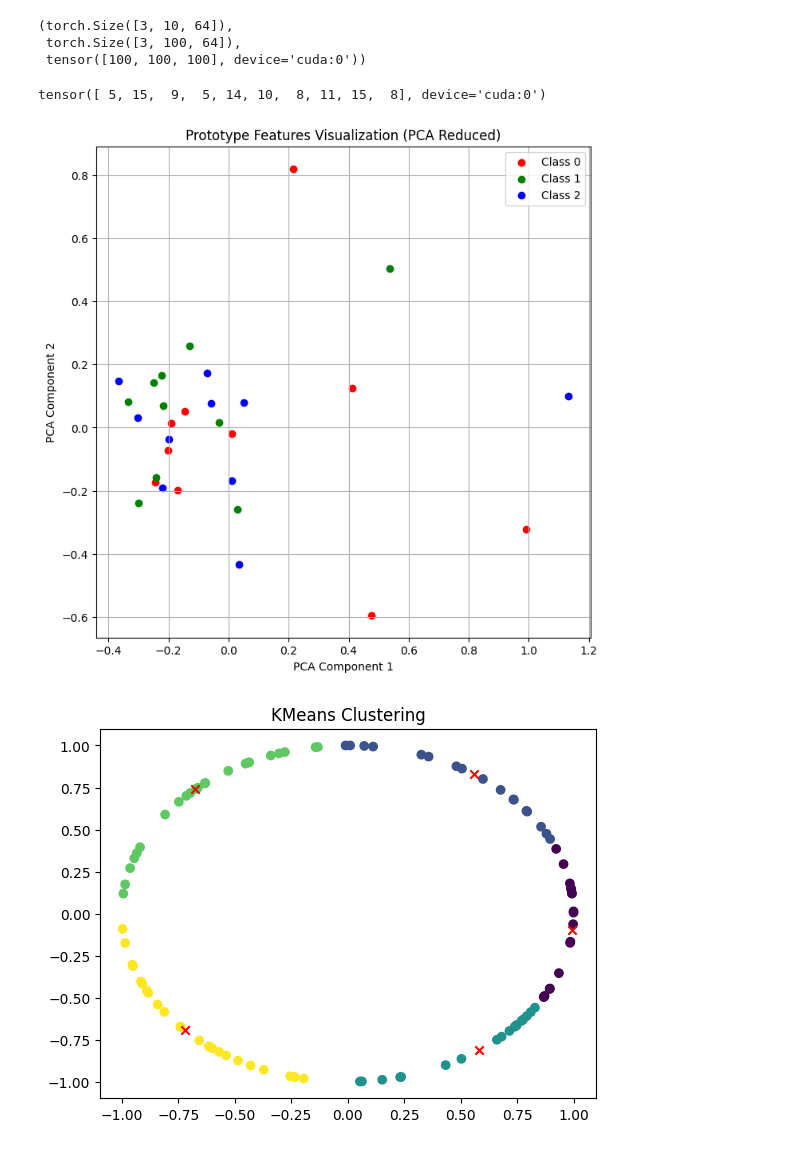
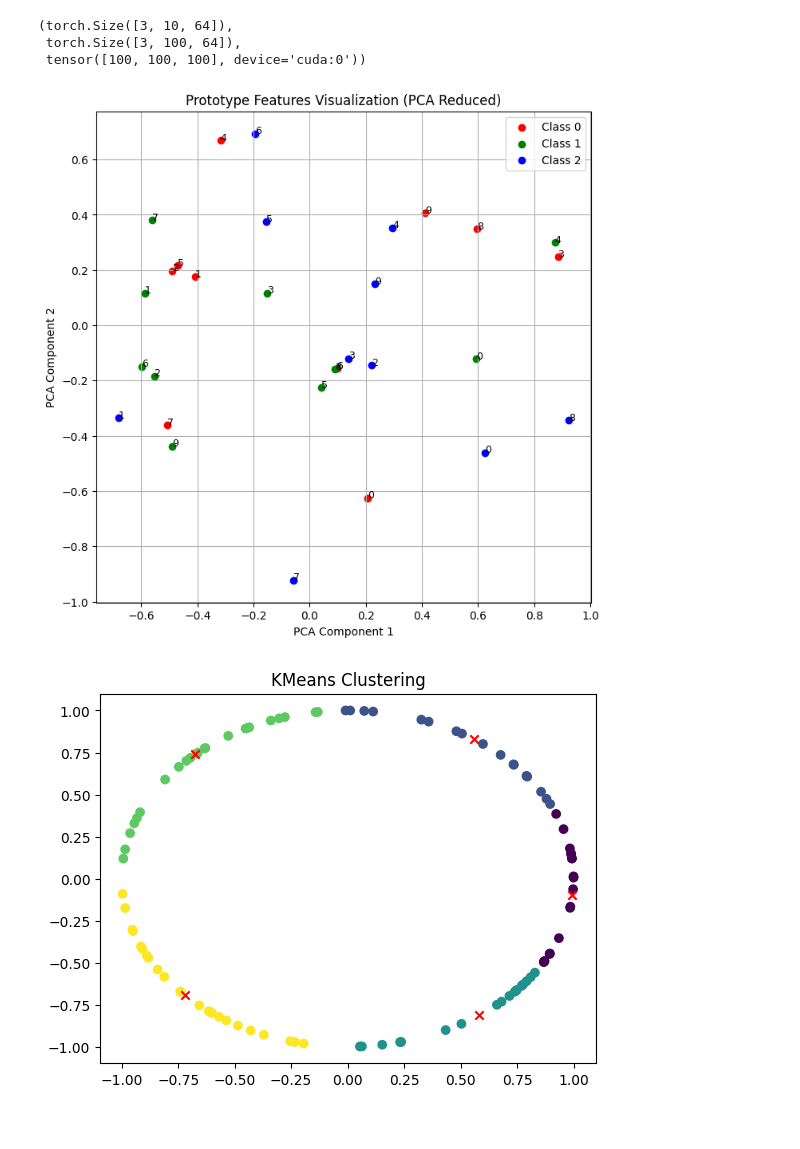
Before and after one commit to TossherO/SPL, a Jupyter notebook: pcdet/tools/test.ipynb, the cells around one changed output. Saved outputs shown, nothing was run; the diff lists cells and outputs as text; code cells hidden in the pictures.

```diff
--- a/pcdet/tools/test.ipynb
+++ b/pcdet/tools/test.ipynb
@@ -18,3 +20,6 @@ RuntimeError: bincount only supports 1-d non-negative integral inputs.
 # %%
 prototype_path = './_centerpoint_kitti_prototype_features.pth'
 data = torch.load(prototype_path)
+# %%
+ckpt_path = './checkpoint_epoch_40.pth'
+ckpt = torch.load(ckpt_path)
@@ -21,3 +46,5 @@ data = torch.load(prototype_path)
+# %%
+proto_features = ckpt['model_state']['dense_head.proto_features']
 # %%
 data['proto_features'].shape, data['feature_bank'].shape, data['feature_count']
 # %% [output]
@@ -28,33 +55,32 @@ data['proto_features'].shape, data['feature_bank'].shape, data['feature_count']
 num_class, num_prototype, feature_dim = data['proto_features'].shape
 feat2proto, new_proto = kmeans(data['feature_bank'][0], num_prototype, distance='cosine', norm=False)  # (num_prototype, feature_dim)
 feat2proto_count = torch.bincount(feat2proto, minlength=num_prototype)
-# %%
-feat2proto_count
-# %% [output]
-tensor([ 5, 15,  9,  5, 14, 10,  8, 11, 15,  8], device='cuda:0')
 # %%
 # 可视化原型特征
-proto_features = data['proto_features'].cpu().numpy()
+proto_features = proto_features.cpu().numpy()
 num_class, num_prototype, feature_dim = proto_features.shape
 # pca降维到2维
 from sklearn.decomposition import PCA
 pca = PCA(n_components=2)
 proto_features_2d = pca.fit_transform(proto_features.reshape(-1, feature_dim))
 proto_features_2d = proto_features_2d.reshape(num_class, num_prototype, 2)
 
 colors = ['r', 'g', 'b', 'c', 'm', 'y', 'k']
 plt.figure(figsize=(8, 8))
 for cls_idx in range(num_class):
     plt.scatter(proto_features_2d[cls_idx, :, 0], proto_features_2d[cls_idx, :, 1],
                 c=colors[cls_idx % len(colors)], label=f'Class {cls_idx}')
+    for proto_idx in range(num_prototype):
+        plt.text(proto_features_2d[cls_idx, proto_idx, 0], proto_features_2d[cls_idx, proto_idx, 1],
+                 str(proto_idx), fontsize=9)
 plt.title('Prototype Features Visualization (PCA Reduced)')
 plt.xlabel('PCA Component 1')
 plt.ylabel('PCA Component 2')
 plt.legend()
 plt.grid()
 plt.show()
 # %% [output]
-[figure, old version]
+[figure, new version]
 # %%
 # Test KMeans clustering
 x = torch.randn(100, 2)
```
Also changed, not shown: parts of 4 cells of this notebook, 3 other files.
